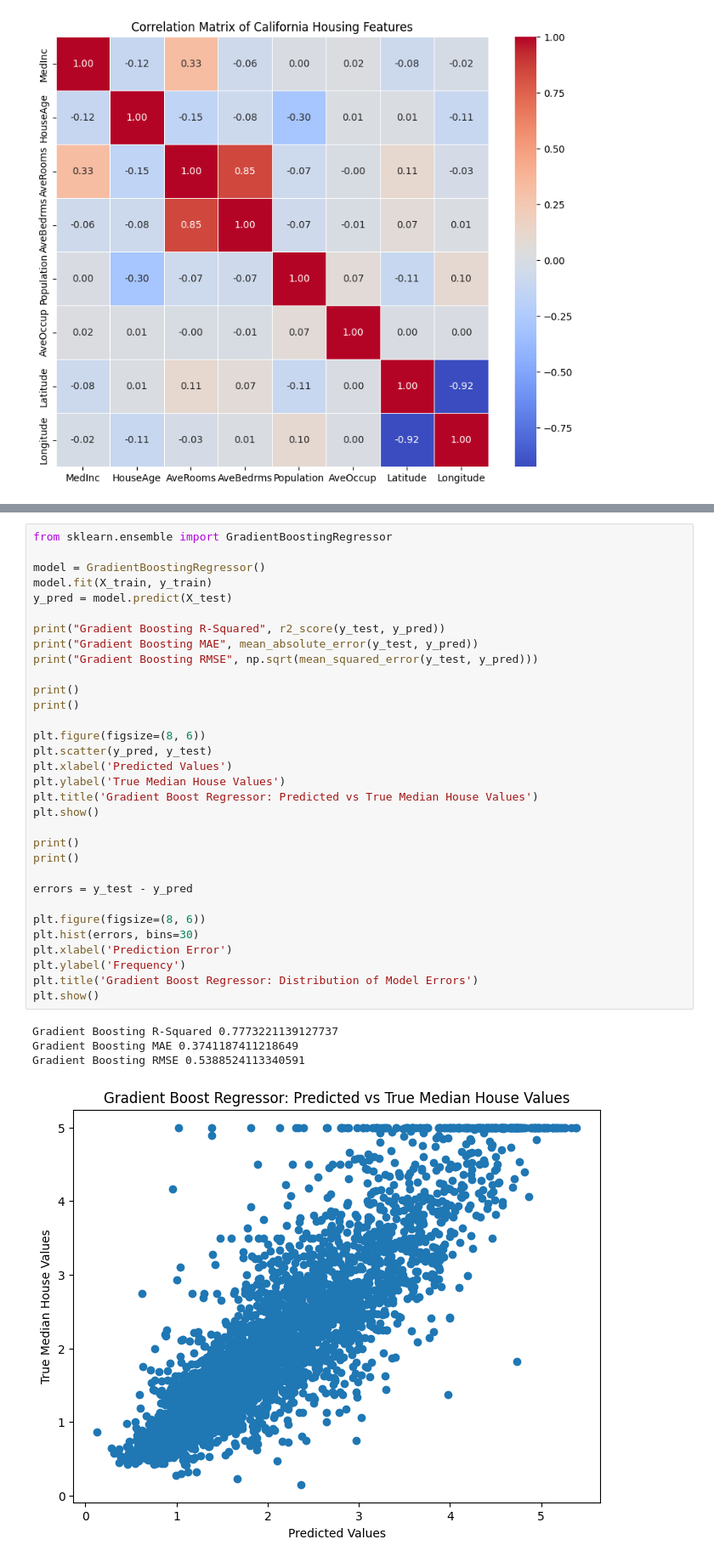
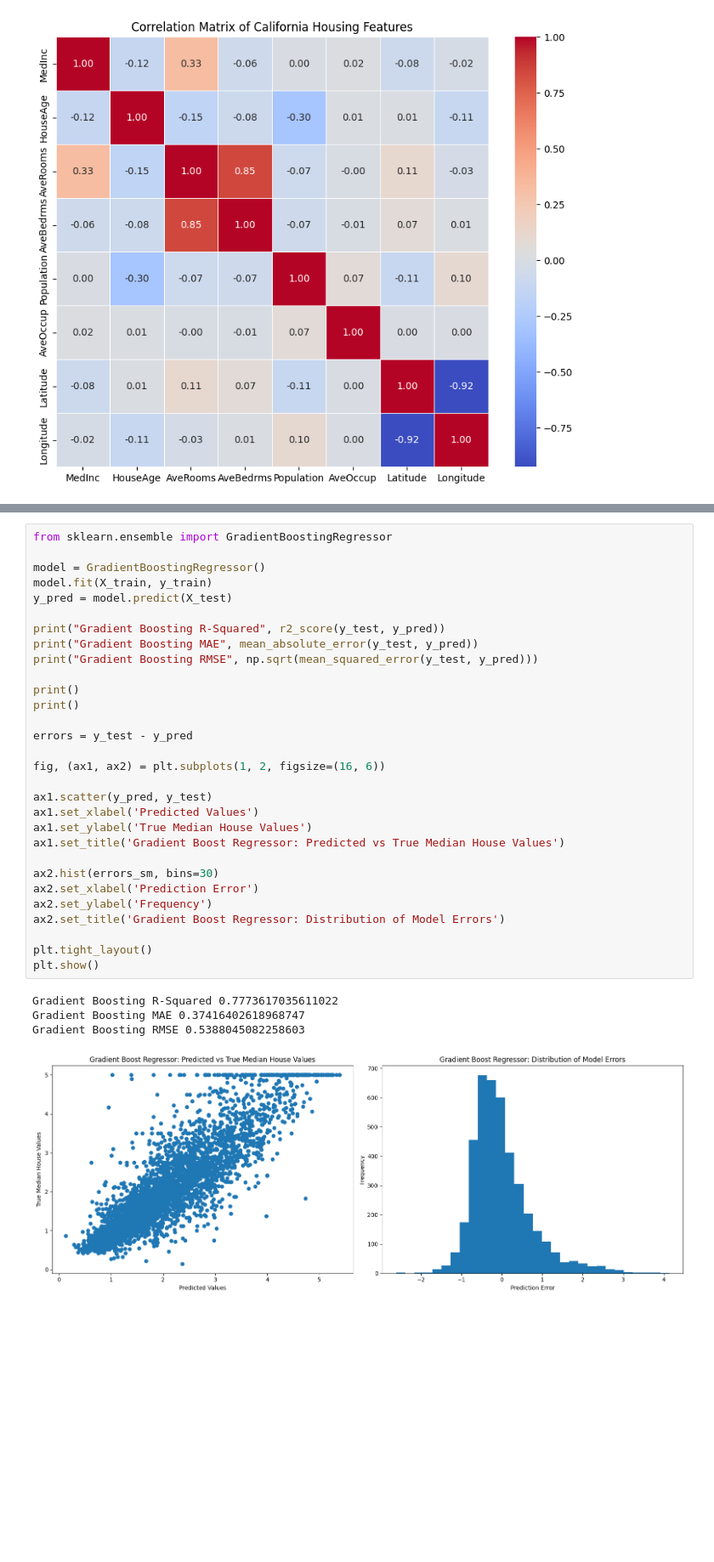
Before and after one commit to brodyanderson/math-6880-Project1, a Jupyter notebook: project1.ipynb, the cells around one changed output, grey strips where cells are left out. Shown at 85% size. Drawn from its saved outputs; the diff is of its cells as text; blank space fills up the shorter version.

```diff
--- a/project1.ipynb
+++ b/project1.ipynb
@@ -324,37 +318,35 @@ Random Forest RMSE 0.5111571199646462
 # %%
 from sklearn.ensemble import GradientBoostingRegressor
 
 model = GradientBoostingRegressor()
 model.fit(X_train, y_train)
 y_pred = model.predict(X_test)
 
 print("Gradient Boosting R-Squared", r2_score(y_test, y_pred))
 print("Gradient Boosting MAE", mean_absolute_error(y_test, y_pred))
 print("Gradient Boosting RMSE", np.sqrt(mean_squared_error(y_test, y_pred)))
 
 print()
 print()
 
-plt.figure(figsize=(8, 6))
-plt.scatter(y_pred, y_test)
-plt.xlabel('Predicted Values')
-plt.ylabel('True Median House Values')
-plt.title('Gradient Boost Regressor: Predicted vs True Median House Values')
-plt.show()
-
-print()
-print()
-
 errors = y_test - y_pred
 
-plt.figure(figsize=(8, 6))
-plt.hist(errors, bins=30)
-plt.xlabel('Prediction Error')
-plt.ylabel('Frequency')
-plt.title('Gradient Boost Regressor: Distribution of Model Errors')
+fig, (ax1, ax2) = plt.subplots(1, 2, figsize=(16, 6))
+
+ax1.scatter(y_pred, y_test)
+ax1.set_xlabel('Predicted Values')
+ax1.set_ylabel('True Median House Values')
+ax1.set_title('Gradient Boost Regressor: Predicted vs True Median House Values')
+
+ax2.hist(errors_sm, bins=30)
+ax2.set_xlabel('Prediction Error')
+ax2.set_ylabel('Frequency')
+ax2.set_title('Gradient Boost Regressor: Distribution of Model Errors')
+
+plt.tight_layout()
 plt.show()
 # %% [output]
-Gradient Boosting R-Squared 0.7773221139127737
-Gradient Boosting MAE 0.3741187411218649
-Gradient Boosting RMSE 0.5388524113340591
+Gradient Boosting R-Squared 0.7773617035611022
+Gradient Boosting MAE 0.37416402618968747
+Gradient Boosting RMSE 0.5388045082258603
-[figure, old version]
+[figure, new version]
```
Also changed, not shown: parts of 18 cells of this notebook.
